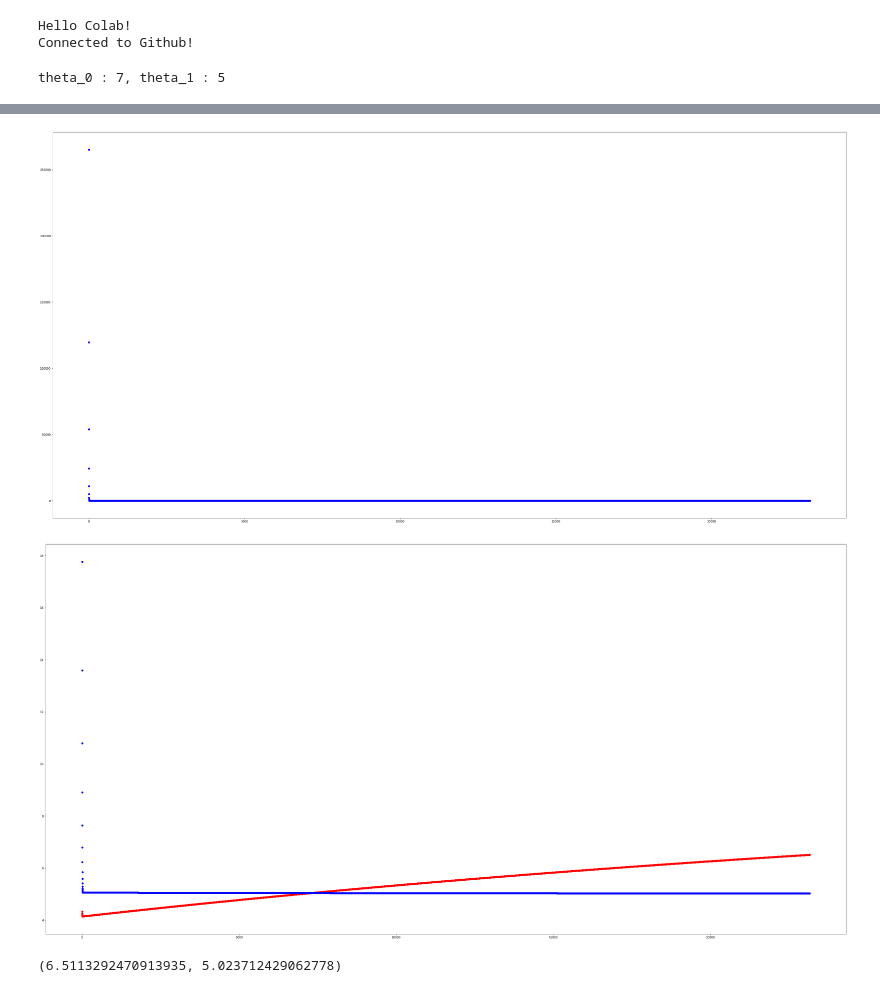
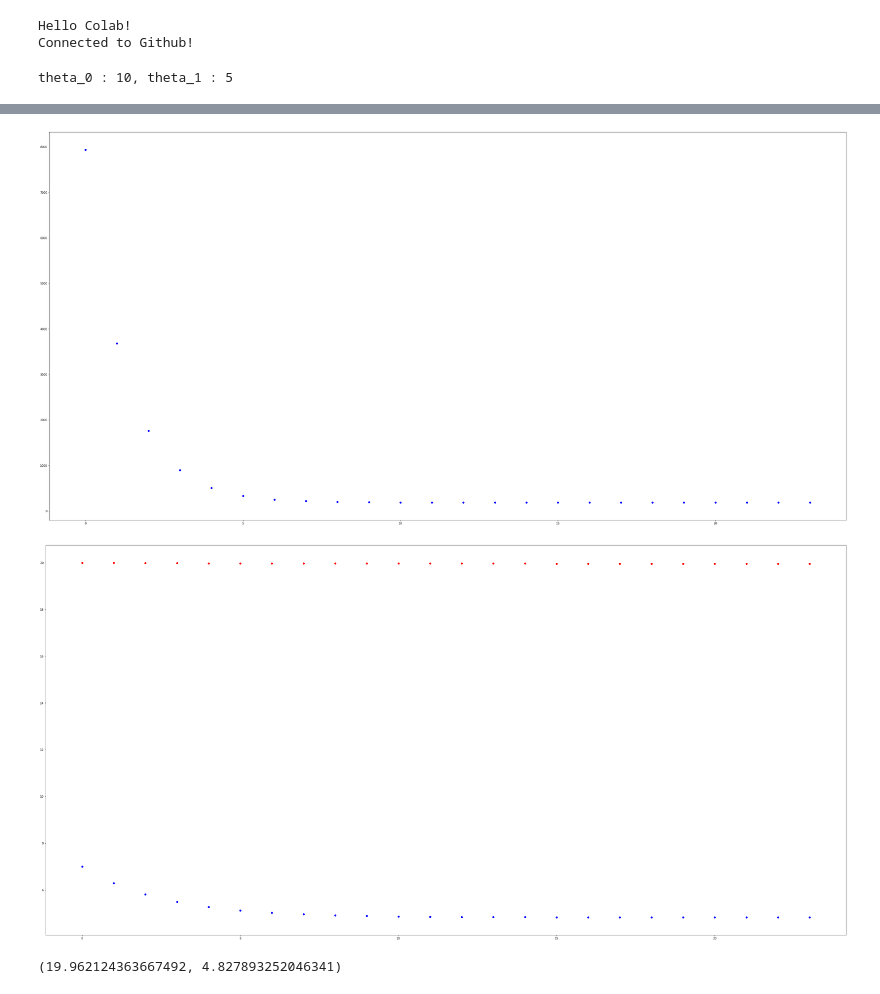
Before and after one commit to pula39/ml-assignment, a Jupyter notebook: ml_assignment1.ipynb, the cells around one changed output, grey strips where cells are left out. Drawn from its saved outputs; the diff is of its cells as text; code cells hidden in the pictures.

```diff
--- a/ml_assignment1.ipynb
+++ b/ml_assignment1.ipynb
@@ -18,11 +18,11 @@ count_of_samples = 100
 
 # linear_function = ax + b
 linear_factor_a = 5
-linear_factor_b = 7
+linear_factor_b = 10
 
 # N(0, a^2)
 normal_distribution_location = 0
-normal_distribution_scale = 10
+normal_distribution_scale = 20
 
 numbers_by_normal_distribution = numpy.random.normal(
     loc = normal_distribution_location,
@@ -111,7 +111,7 @@ def check_convergence(theta_pair, new_theta_pair):
     # float 형의 자료형 동일한지 판단을 위해 numpy를 사용.
     import numpy
 
-    atol = 0.00001
+    atol = 0.0001
 
     return numpy.isclose(theta_pair[0], new_theta_pair[0], atol=atol) and numpy.isclose(theta_pair[1], new_theta_pair[1], atol=atol)
 
@@ -121,9 +121,8 @@ def next_gradient_descent_step(step_size, theta_pair, data_dic):
 
     return next_theta_0, next_theta_1
 
-current_theta_pair = (x_to_y_with_n[0] * 2, x_to_y_with_n[1] - x_to_y_with_n[0] * 2)
+current_theta_pair = (20, 7)
 
-# current_theta_pair = (500000, 10)
 
 step_size = 0.0001
 
@@ -165,4 +164,4 @@ show_plot()
 
 print(current_theta_pair)
 # %% [output]
-theta_0 : 7, theta_1 : 5
+theta_0 : 10, theta_1 : 5
@@ -171,3 +170,3 @@ theta_0 : 7, theta_1 : 5
-[figure, old version]
+[figure, new version]
-[figure, old version]
+[figure, new version]
-(6.5113292470913935, 5.023712429062778)
+(19.962124363667492, 4.827893252046341)
```
Also changed, not shown: parts of 1 cell of this notebook.
